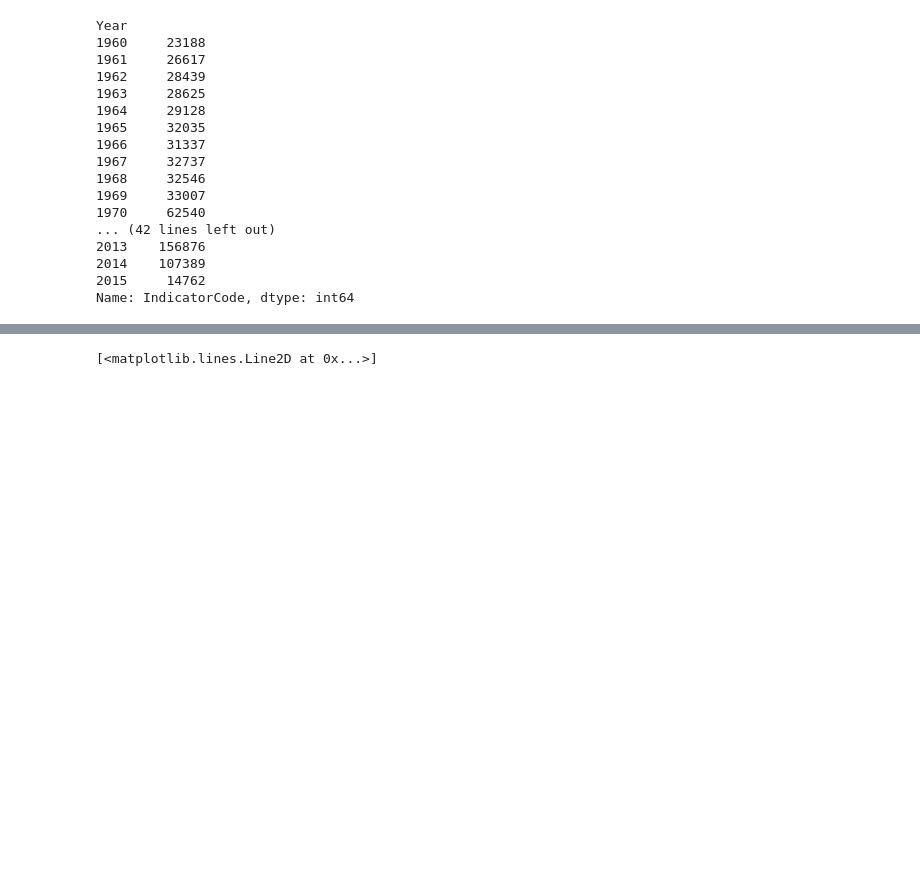
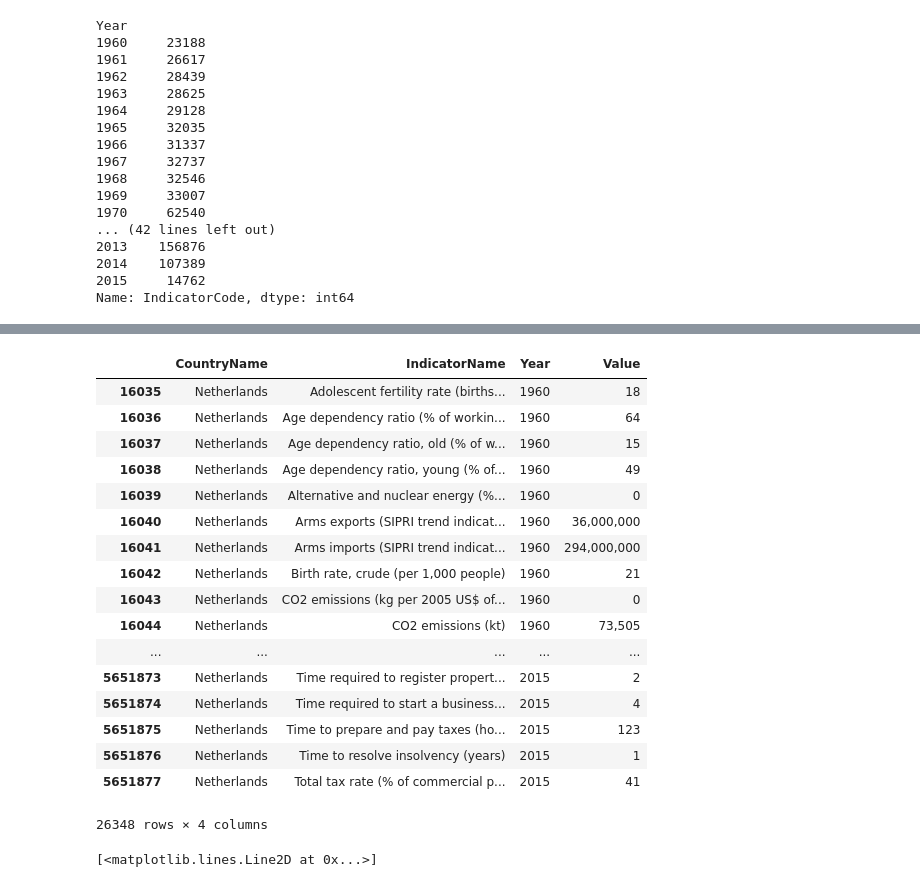
Before and after one commit to Jamatas/NoviDataScience, a Jupyter notebook: EDA – Exploratory Data Analysis .ipynb, the cells around one changed output, grey strips where cells are left out. Saved outputs shown, nothing was run; the diff lists cells and outputs as text; code cells hidden in the pictures; blank space fills up the shorter version.

```diff
--- a/EDA – Exploratory Data Analysis .ipynb
+++ b/EDA – Exploratory Data Analysis .ipynb
@@ -285,3 +371,30 @@ Name: IndicatorCode, dtype: int64
+# %%
+# df_Indicators[df_Indicators['CountryCode']=='NLD']
+# df_Indicators[['CountryName','IndicatorName','Year','Value']]
+
+df_Indicators.loc[df_Indicators['CountryCode']=='NLD', ['CountryName','IndicatorName','Year','Value']]
+
+# df_Indicators_per_Year = df_Indicators['IndicatorCode'].groupby(df_Indicators['Year']).count()
+# df_Indicators_per_Year
+# %% [output]
+|  | CountryName | IndicatorName | Year | Value |
+| 16035 | Netherlands | Adolescent fertility rate (births... | 1960 | 18 |
+| 16036 | Netherlands | Age dependency ratio (% of workin... | 1960 | 64 |
+| 16037 | Netherlands | Age dependency ratio, old (% of w... | 1960 | 15 |
+| 16038 | Netherlands | Age dependency ratio, young (% of... | 1960 | 49 |
+| 16039 | Netherlands | Alternative and nuclear energy (%... | 1960 | 0 |
+| 16040 | Netherlands | Arms exports (SIPRI trend indicat... | 1960 | 36,000,000 |
+| 16041 | Netherlands | Arms imports (SIPRI trend indicat... | 1960 | 294,000,000 |
+| 16042 | Netherlands | Birth rate, crude (per 1,000 people) | 1960 | 21 |
+| 16043 | Netherlands | CO2 emissions (kg per 2005 US$ of... | 1960 | 0 |
+| 16044 | Netherlands | CO2 emissions (kt) | 1960 | 73,505 |
+| ... | ... | ... | ... | ... |
+| 5651873 | Netherlands | Time required to register propert... | 2015 | 2 |
+| 5651874 | Netherlands | Time required to start a business... | 2015 | 4 |
+| 5651875 | Netherlands | Time to prepare and pay taxes (ho... | 2015 | 123 |
+| 5651876 | Netherlands | Time to resolve insolvency (years) | 2015 | 1 |
+| 5651877 | Netherlands | Total tax rate (% of commercial p... | 2015 | 41 |
+26348 rows × 4 columns
 # %%
 plt.plot(df_Indicators_per_Year)
 # %% [output]
```
Also changed, not shown: parts of 12 cells of this notebook, 2 other files.
